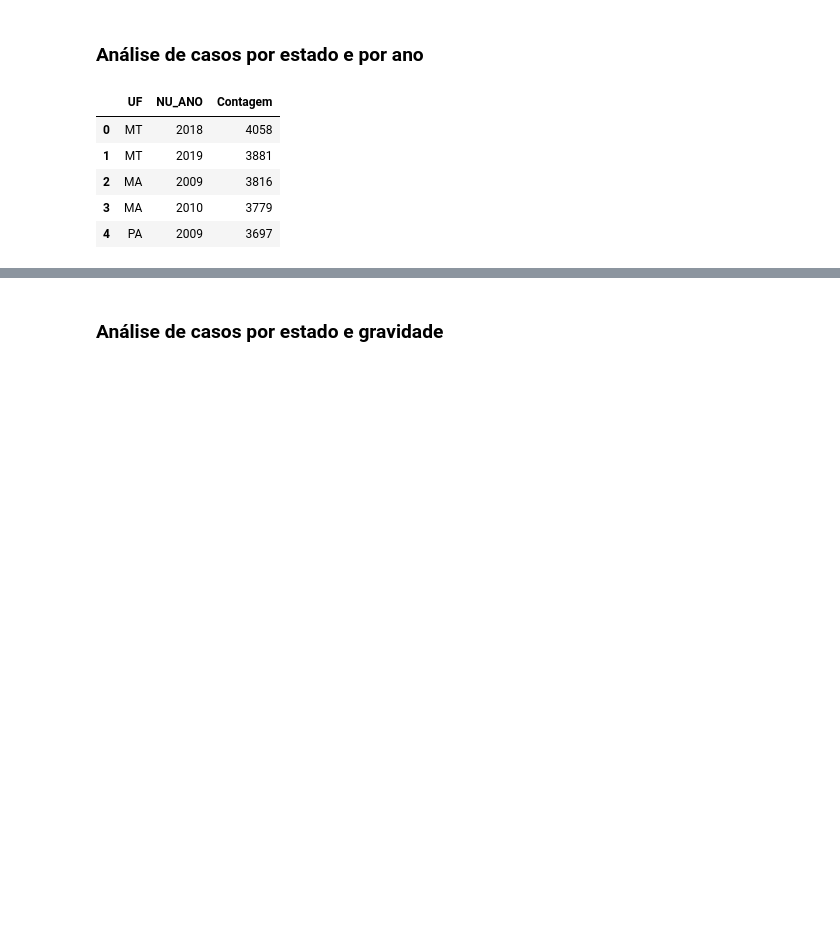
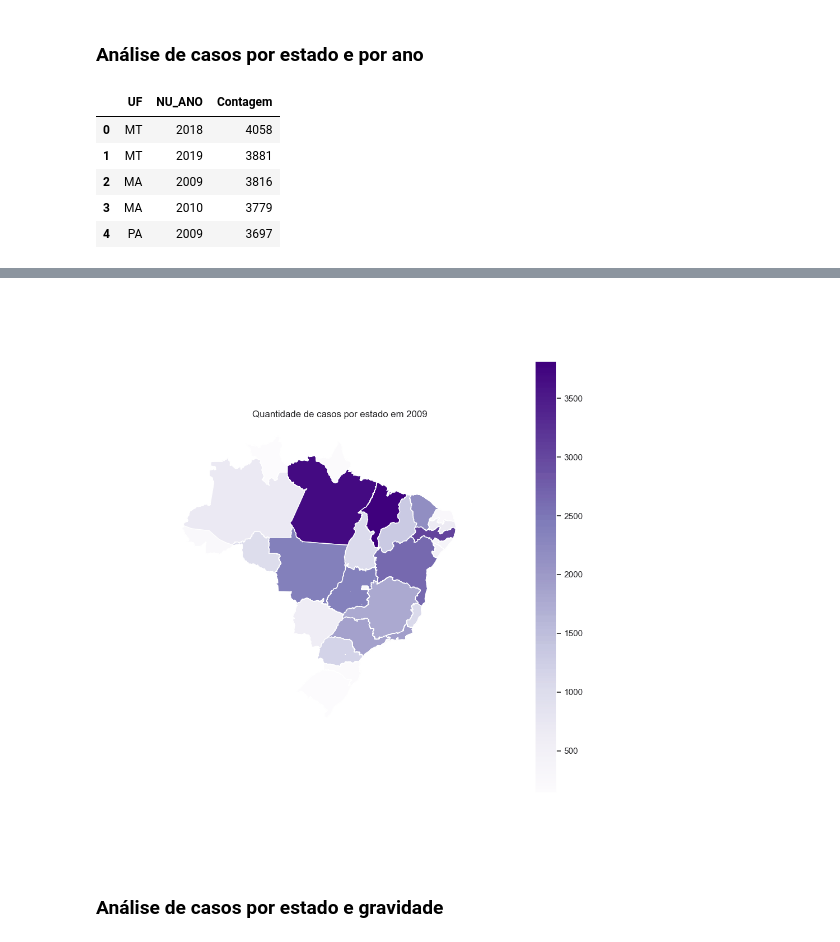
Before and after one commit to datasci4health/projects2023, a Jupyter notebook: hans_project/notebooks/EDA_Hans.ipynb, the cells around one changed output, grey strips where cells are left out. Cells and saved outputs as stored; diff of their text form; code cells hidden in the pictures; blank space fills up the shorter version.

Commit message:
exibe gif no notebook

```diff
--- a/hans_project/notebooks/EDA_Hans.ipynb
+++ b/hans_project/notebooks/EDA_Hans.ipynb
@@ -125,3 +115,8 @@ imageio.mimsave('../assets/graficos/graficos.gif', imagens, fps=2)
+# %%
+# Exibe o GIF dos casos em cada estado por ano
+Image(filename='../assets/graficos/graficos.gif')
+# %% [output]
+[figure, added]
 # %% [markdown]
 ### Análise de casos por estado e gravidade
 # %%
```
Also changed, not shown: parts of 2 cells of this notebook.
